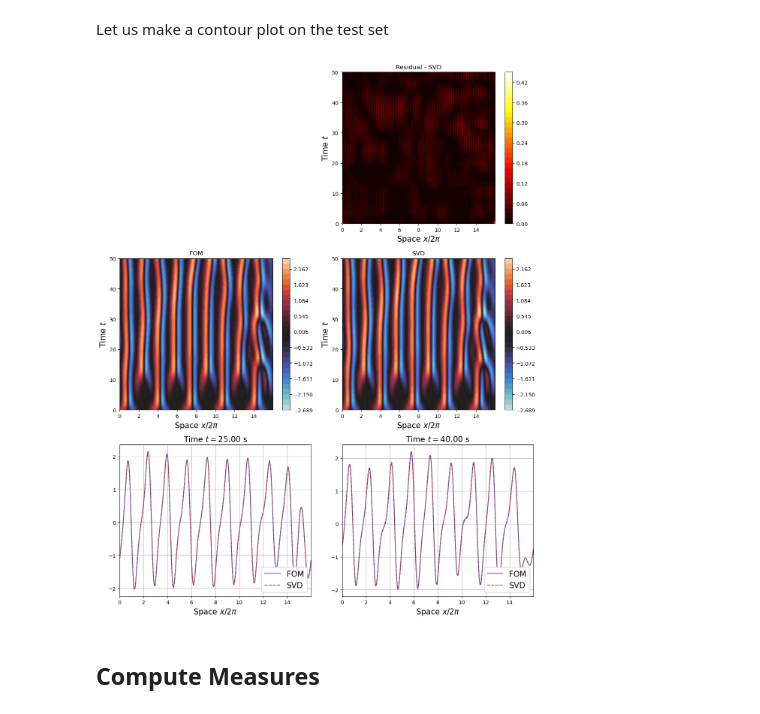
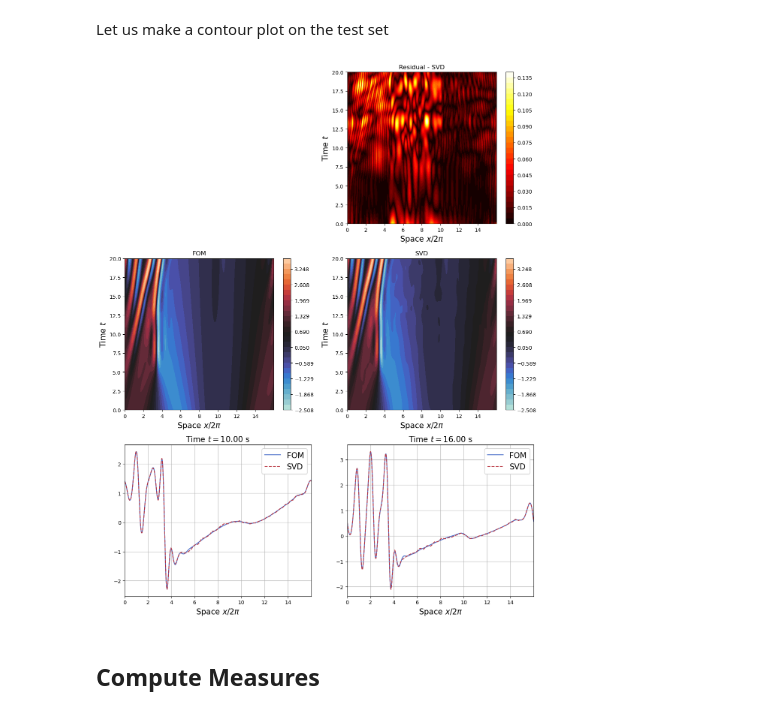
Before and after one commit to markus0800/SHRED-ROM, a Jupyter notebook: KuramotoSivashinsky/ks_padding_shred.ipynb, the cells around one changed output. Saved outputs shown, nothing was run; the diff lists cells and outputs as text; code cells hidden in the pictures.

Commit message:
Update KS - more parametric variaty

```diff
--- a/KuramotoSivashinsky/ks_padding_shred.ipynb
+++ b/KuramotoSivashinsky/ks_padding_shred.ipynb
@@ -4,11 +4,11 @@
 import numpy as np
 import matplotlib.pyplot as plt
 from matplotlib import cm
-
+import pickle
 from plots import contour_plot
 
 Ntraj_to_simulate = 300
-Ntime_for_nn = 50
+Ntime_for_nn = 200
 # %% [markdown]
 ## Generation of the data
 # %% [markdown]
@@ -31,23 +31,32 @@ from numpy.random import default_rng
 
 Ns = Ntraj_to_simulate
 
-bar = tqdm(range(Ntraj_to_simulate), 'Solving parametric KS equation')
-snapshots_data = list()
-params = list()
+solve_KS = True
 
-for ii in range(Ntraj_to_simulate):
+if solve_KS:
+    bar = tqdm(range(Ntraj_to_simulate), 'Solving parametric KS equation')
+    snapshots_data = list()
+    params = list()
 
-    rng = default_rng()
-    nu = (2 - 0.5) * rng.random() + 0.5
-    omega = (5 - 1) * rng.random() + 1
-    u0 = lambda x: np.cos(omega * 2 * np.pi * x / L) * (1 + np.sin(omega * 2 * np.pi * x / L))
+    for ii in range(Ntraj_to_simulate):
 
-    snapshots_data.append(renshaw(x, u0, tmax = tmax, N = N, h = dt, nu = nu, saved_steps=saved_steps))
-    params.append(np.array([nu, omega]))
+        rng = default_rng()
+        # nu = (2 - 0.5) * rng.random() + 0.5
+        # omega = (5 - 1) * rng.random() + 1
+        nu = (1 - 0.5) * rng.random() + 0.5
+        omega = (2 - 1) * rng.random() + 1
+        u0 = lambda x: np.cos(omega * 2 * np.pi * x / L) * (1 + np.sin(omega * 2 * np.pi * x / L))
 
-    bar.update(1)
+        snapshots_data.append(renshaw(x, u0, tmax = tmax, N = N, h = dt, nu = nu, saved_steps=saved_steps))
+        params.append(np.array([nu, omega]))
 
-params = np.asarray(params)
+        bar.update(1)
+
+    params = np.asarray(params)
+
+    pickle.dump([snapshots_data, params], open('snapshots_data.pkl', 'wb'))
+else:
+    snapshots_data, params = pickle.load(open('snapshots_data.pkl', 'rb'))
 # %% [markdown]
 ### Comparison plots and saving
 # %%
@@ -155,7 +164,7 @@ Nmodes = []
 u_total = dict()
 s_total = dict()
 
-modes_number = [60]
+modes_number = [50]
 
 for field_i, field in enumerate(var_names):
     u = dataset[field]['train'].reshape(-1, len(x)).T
@@ -234,12 +243,12 @@ Let us make a contour plot on the test set
 # %%
 from plots import plot_FOM_vs_Recon
 
 recons = {'SVD': rescaling_snaps[field_i].inverse_transform(np.linalg.multi_dot([u_total[field],
                                                             np.diag(s_total[field]),
-                                                            v_POD['test'][4, :].T]))}
-plot_FOM_vs_Recon(domain, snaps['t'], dataset[field]['test'][4].T, recons, time_idx = [0.5, 0.8])
+                                                            v_POD['test'][10, :].T]))}
+plot_FOM_vs_Recon(domain, snaps['t'], dataset[field]['test'][10].T, recons, time_idx = [0.5, 0.8])
 # %% [output]
-[figure, old version]
+[figure, new version]
 # %% [markdown]
 ## Compute Measures
 # %%
```
Also changed, not shown: parts of 25 cells of this notebook, 3 other files.
